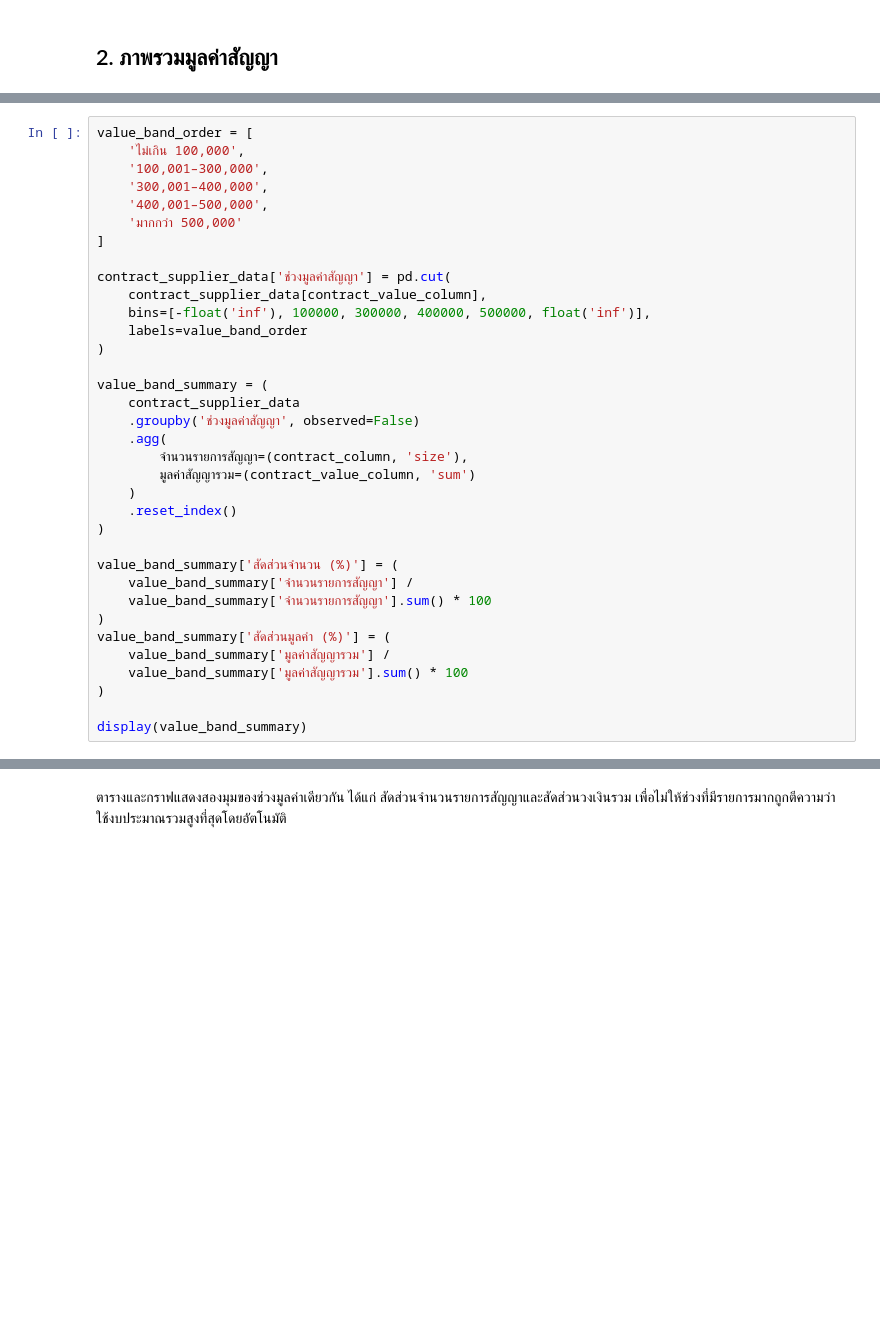
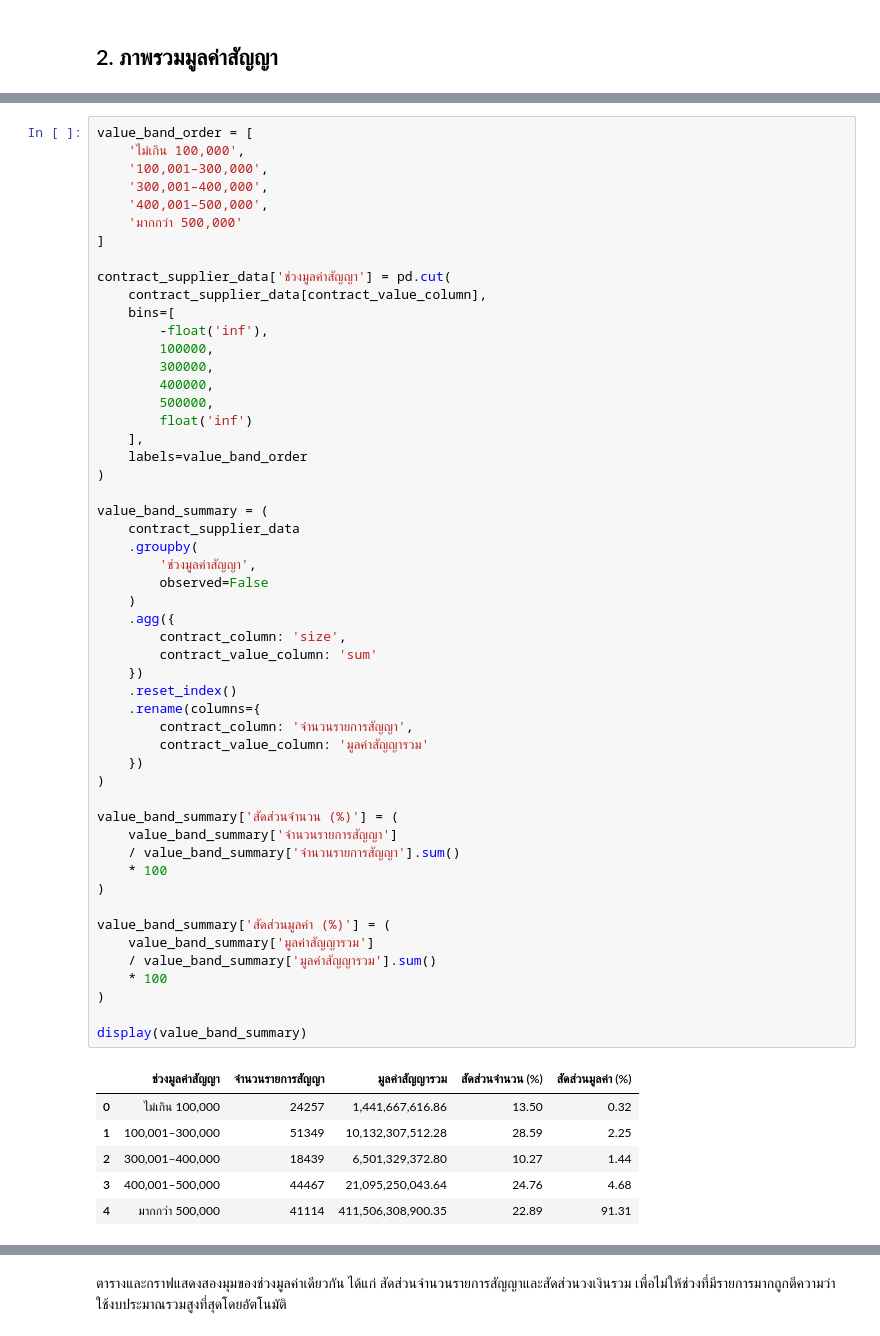
Before and after one commit to mdanmek/nida-dads-notes, a Jupyter notebook: dads5001-data-tools/project/eda/03_construction_eda_2569.ipynb, the cells around one changed output, grey strips where cells are left out. Cells and saved outputs as stored; diff of their text form; blank space fills up the shorter version.

```diff
--- a/dads5001-data-tools/project/eda/03_construction_eda_2569.ipynb
+++ b/dads5001-data-tools/project/eda/03_construction_eda_2569.ipynb
@@ -90,38 +126,62 @@ display(common_contract_values)
 # %%
 value_band_order = [
     'ไม่เกิน 100,000',
     '100,001–300,000',
     '300,001–400,000',
     '400,001–500,000',
     'มากกว่า 500,000'
 ]
 
 contract_supplier_data['ช่วงมูลค่าสัญญา'] = pd.cut(
     contract_supplier_data[contract_value_column],
-    bins=[-float('inf'), 100000, 300000, 400000, 500000, float('inf')],
+    bins=[
+        -float('inf'),
+        100000,
+        300000,
+        400000,
+        500000,
+        float('inf')
+    ],
     labels=value_band_order
 )
 
 value_band_summary = (
     contract_supplier_data
-    .groupby('ช่วงมูลค่าสัญญา', observed=False)
-    .agg(
-        จำนวนรายการสัญญา=(contract_column, 'size'),
-        มูลค่าสัญญารวม=(contract_value_column, 'sum')
+    .groupby(
+        'ช่วงมูลค่าสัญญา',
+        observed=False
     )
+    .agg({
+        contract_column: 'size',
+        contract_value_column: 'sum'
+    })
     .reset_index()
+    .rename(columns={
+        contract_column: 'จำนวนรายการสัญญา',
+        contract_value_column: 'มูลค่าสัญญารวม'
+    })
 )
 
 value_band_summary['สัดส่วนจำนวน (%)'] = (
-    value_band_summary['จำนวนรายการสัญญา'] /
-    value_band_summary['จำนวนรายการสัญญา'].sum() * 100
+    value_band_summary['จำนวนรายการสัญญา']
+    / value_band_summary['จำนวนรายการสัญญา'].sum()
+    * 100
 )
+
 value_band_summary['สัดส่วนมูลค่า (%)'] = (
-    value_band_summary['มูลค่าสัญญารวม'] /
-    value_band_summary['มูลค่าสัญญารวม'].sum() * 100
+    value_band_summary['มูลค่าสัญญารวม']
+    / value_band_summary['มูลค่าสัญญารวม'].sum()
+    * 100
 )
 
 display(value_band_summary)
+# %% [output]
+|  | ช่วงมูลค่าสัญญา | จำนวนรายการสัญญา | มูลค่าสัญญารวม | สัดส่วนจำนวน (%) | สัดส่วนมูลค่า (%) |
+| 0 | ไม่เกิน 100,000 | 24257 | 1,441,667,616.86 | 13.50 | 0.32 |
+| 1 | 100,001–300,000 | 51349 | 10,132,307,512.28 | 28.59 | 2.25 |
+| 2 | 300,001–400,000 | 18439 | 6,501,329,372.80 | 10.27 | 1.44 |
+| 3 | 400,001–500,000 | 44467 | 21,095,250,043.64 | 24.76 | 4.68 |
+| 4 | มากกว่า 500,000 | 41114 | 411,506,308,900.35 | 22.89 | 91.31 |
 # %%
 fig, axes = plt.subplots(1, 2, figsize=(13, 5))
 
```
Also changed, not shown: parts of 15 cells of this notebook.
